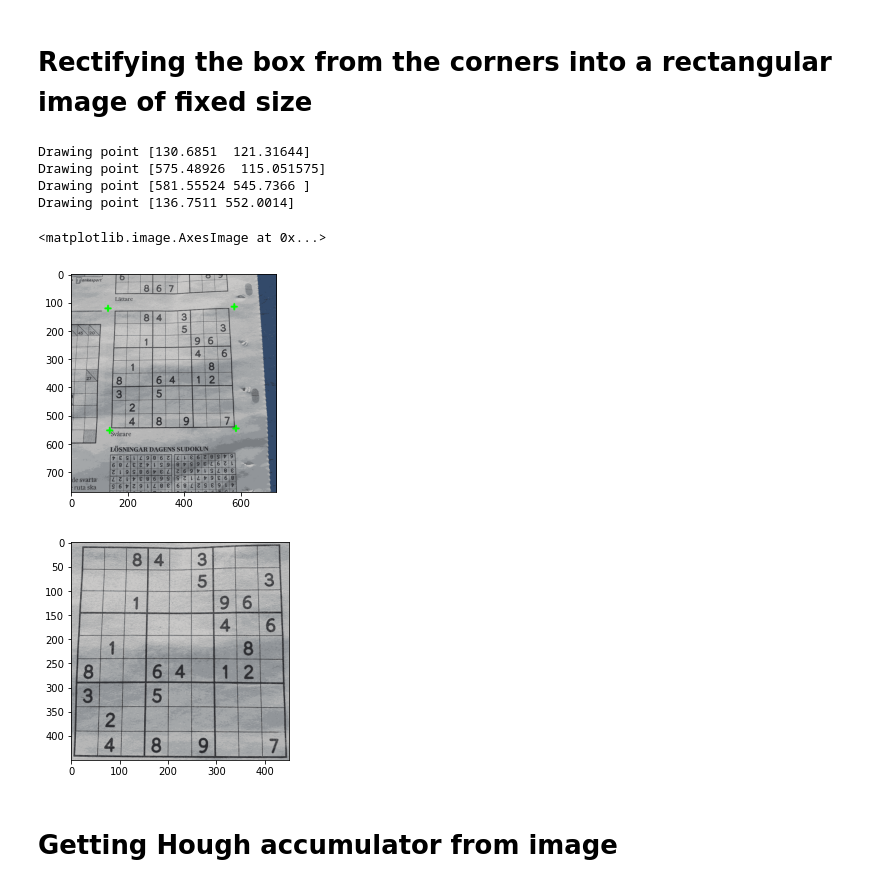
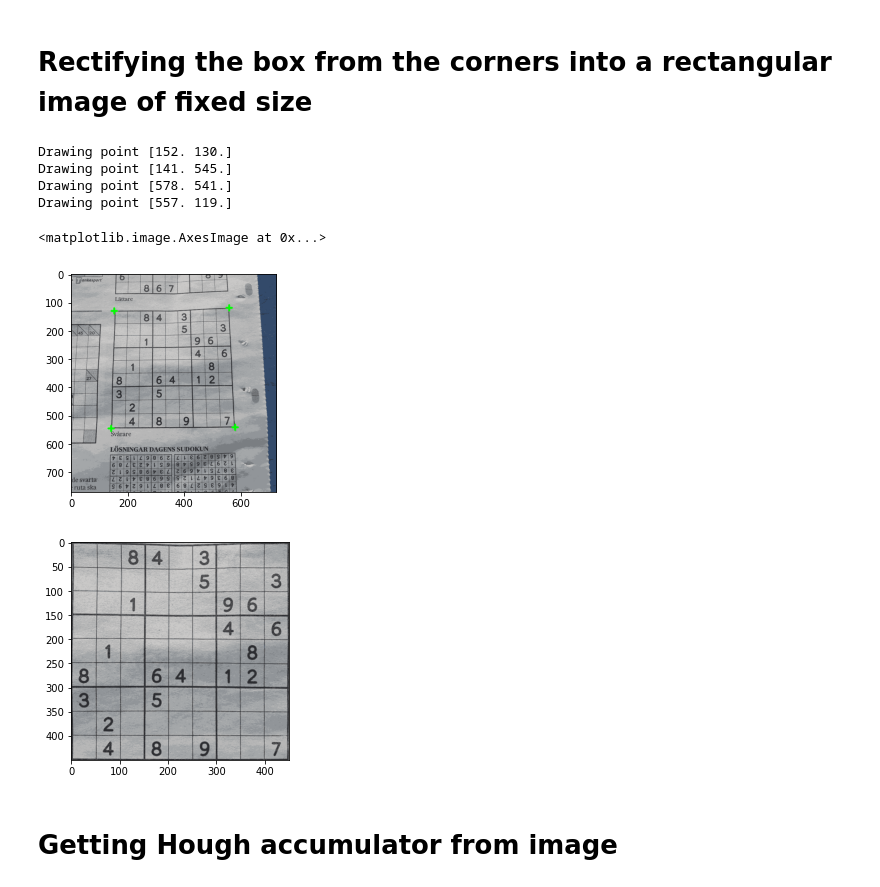
Before and after one commit to emanuelen5/sudoku-solver, a Jupyter notebook: hough.ipynb, the cells around one changed output. Saved outputs shown, nothing was run; the diff lists cells and outputs as text; code cells hidden in the pictures.

Commit message:
Getting tighter points around Sudoku puzzle (better rectification)

```diff
--- a/hough.ipynb
+++ b/hough.ipynb
@@ -47,7 +47,7 @@ kmeans = kmeans_color_quantization(img2, clusters=8)
 
 # Convert to grayscale, Gaussian blur, adaptive threshold
 gray = cv2.cvtColor(kmeans, cv2.COLOR_BGR2GRAY)
-blur = cv2.GaussianBlur(gray, (3,3), 0)
+blur = cv2.GaussianBlur(gray, (21, 21), 0)
 thresh = cv2.adaptiveThreshold(blur,255,cv2.ADAPTIVE_THRESH_GAUSSIAN_C, cv2.THRESH_BINARY_INV,21,2)
 
 # Draw largest enclosing rectangle onto a mask
@@ -55,13 +55,16 @@ mask = np.zeros(img2.shape[:2], dtype=np.uint8)
 cnts = cv2.findContours(thresh, cv2.RETR_EXTERNAL, cv2.CHAIN_APPROX_SIMPLE)
 cnts = cnts[0] if len(cnts) == 2 else cnts[1]
 cnts = sorted(cnts, key=cv2.contourArea, reverse=True)
-for c in cnts:
-    rect = cv2.minAreaRect(c)
+for contour in cnts:
+    rect = cv2.minAreaRect(contour)
     box = cv2.boxPoints(rect)
     box = np.int0(box)
     cv2.drawContours(img2,[box],0, color=(0,191,255), thickness=2)
     cv2.drawContours(mask,[box],0, color=255, thickness=-1)
     break
+
+img_contours = img.copy()
+cv2.drawContours(img_contours, cnts, -1, [0, 255, 0], 2)
 
 # Bitwise-and for result
 result = cv2.bitwise_and(img2, img2, mask=mask)
@@ -69,6 +72,9 @@ result[mask==0] = (255,255,255)
 
 plt.figure()
 plt.imshow(thresh)
+fig = plt.figure()
+fig.suptitle("Contours")
+plt.imshow(img_contours)
 plt.figure()
 plt.imshow(result)
 plt.figure()
@@ -86,0 +136,13 @@ plt.imshow(img2)
+# %%
+fig = plt.figure()
+fig.set_size_inches(6, 6)
+plt.imshow(img)
+plt.plot(contour[:, 0, 0], contour[:, 0, 1], label="Boundary")
+
+plt.plot(*contour[i_ul, 0], 'rx', label="ul")
+plt.plot(*contour[i_ur, 0], 'mx', label="ur")
+plt.plot(*contour[i_lr, 0], 'kx', label="lr")
+plt.plot(*contour[i_ll, 0], 'gx', label="ll")
+plt.legend()
+
+pts1 = np.array([contour[i_ul, 0], contour[i_ur, 0], contour[i_lr, 0], contour[i_ll, 0]], dtype=np.float32)
@@ -98,44 +162,41 @@ def rect_to_points(x0, y0, width, height, angle):
         y0 + b * height - a * width,
     )
     pt1 = (
         x0 + a * height - b * width,
         y0 - b * height - a * width,
     )
     pt2 = (
         2 * x0 - pt0[0],
         2 * y0 - pt0[1],
     )
     pt3 = (
         2 * x0 - pt1[0],
         2 * y0 - pt1[1],
     )
     return np.float32([
         pt0, pt1, pt2, pt3
     ])
 
-# Expanding 2% to make sure that we get all outer edges
-pts1 = rect_to_points(*rect[0], *np.array(rect[1]) * 1.02, rect[2])
-
 img_points = kmeans.copy()
 for pt in pts1:
     print(f"Drawing point {pt}")
     img_points = cv2.drawMarker(img_points, pt.astype(int), [0, 255, 0], thickness=5)
 plt.imshow(img_points)
 
-pts2 = np.float32([[0,0],[450,0],[450,450],[0,450]])
-matrix = cv2.getPerspectiveTransform(pts1,pts2)
+pts2 = np.float32([[0,0],[0,450],[450,450],[450,0]])
+matrix = cv2.getPerspectiveTransform(pts1, pts2)
 imagewrap = cv2.warpPerspective(kmeans,matrix,(450,450))
 
 plt.figure()
 plt.imshow(imagewrap)
 # %% [output]
-Drawing point [130.6851  121.31644]
-Drawing point [575.48926  115.051575]
-Drawing point [581.55524 545.7366 ]
-Drawing point [136.7511 552.0014]
+Drawing point [152. 130.]
+Drawing point [141. 545.]
+Drawing point [578. 541.]
+Drawing point [557. 119.]
 <matplotlib.image.AxesImage at 0x...>
-[figure, old version]
+[figure, new version]
-[figure, old version]
+[figure, new version]
 # %% [markdown]
 # Getting Hough accumulator from image
 # %%
```
Also changed, not shown: parts of 8 cells of this notebook.
